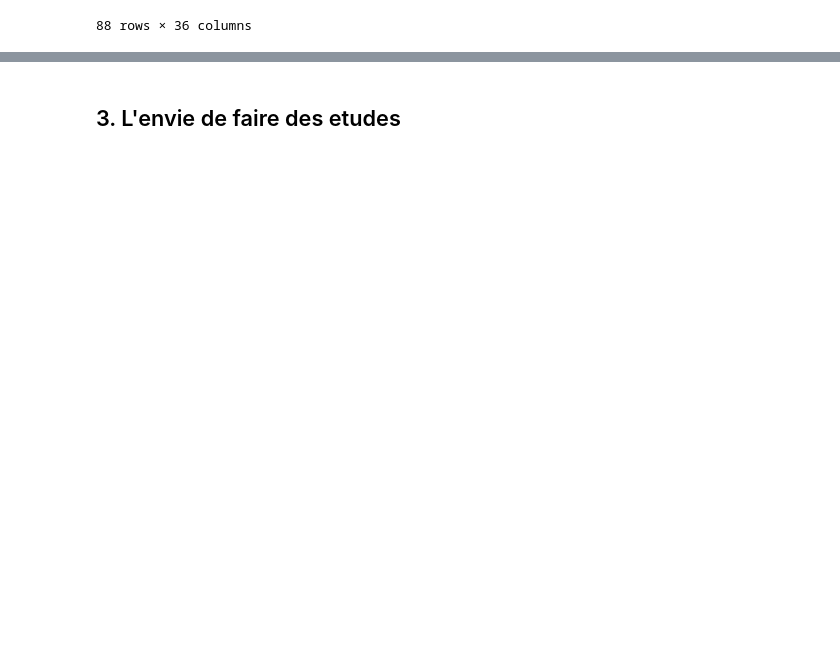
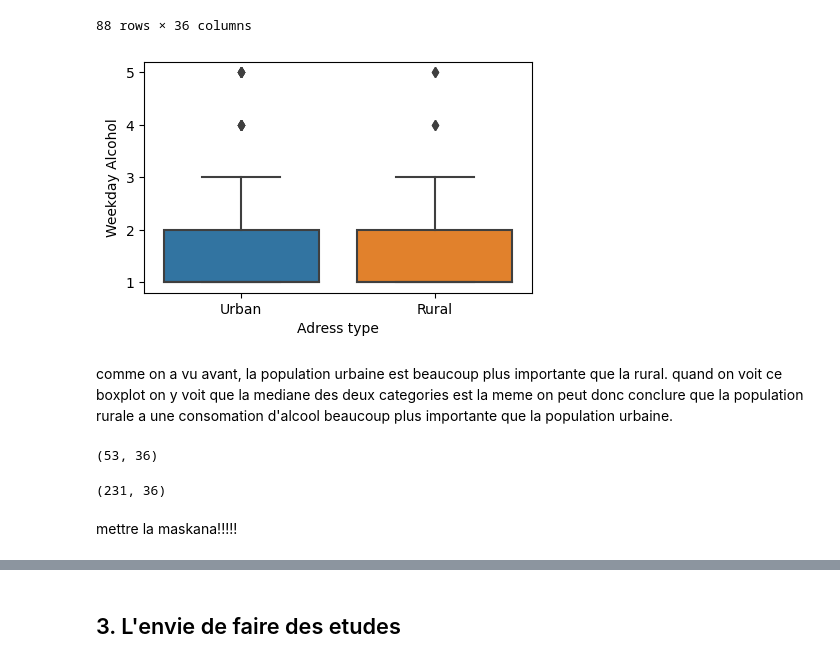
Before and after one commit to SarahDerhy/Project1, a Jupyter notebook: Untitled1.ipynb, the cells around one changed output, grey strips where cells are left out. Cells and saved outputs as stored; diff of their text form; code cells hidden in the pictures; blank space fills up the shorter version.

```diff
--- a/Untitled1.ipynb
+++ b/Untitled1.ipynb
@@ -305,0 +324,22 @@ filtered_rural
+# %%
+plt.figure(figsize=(5,3))
+sns.boxplot(x='address_type', y="weekday_alcohol",data=student_df)
+plt.xlabel("Adress type")
+plt.ylabel("Weekday Alcohol")
+plt.title("")
+plt.show()
+# %% [output]
+[figure, added]
+# %% [markdown]
+comme on a vu avant, la population urbaine est beaucoup plus importante que la rural. quand on voit ce boxplot on y voit que la mediane des deux categories est la meme on peut donc conclure que la population rurale a une consomation d'alcool beaucoup plus importante que la population urbaine.
+# %%
+minor_rural=student_df[(student_df['age'] < 18) & (student_df['address_type'] == "Rural")]
+minor_rural.shape
+#soit 71% de nos etudiants ont moins de 18 ans
+# %% [output]
+(53, 36)
+# %%
+minor_city=student_df[(student_df['age'] < 18) & (student_df['address_type'] == "Urban")]
+minor_city.shape
+# %% [output]
+(231, 36)
@@ -305,0 +348,2 @@ filtered_rural
+# %% [markdown]
+mettre la maskana!!!!!
```
Also changed, not shown: parts of 35 cells of this notebook.
